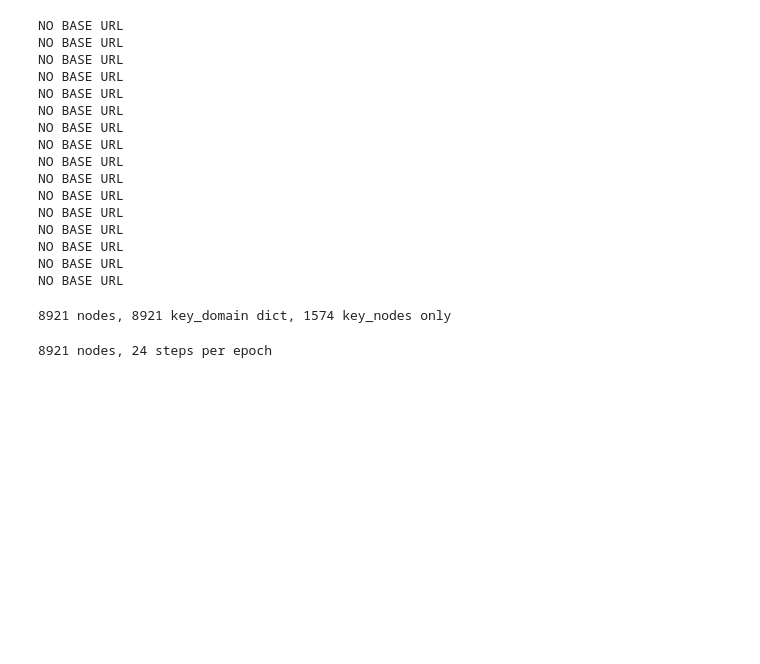
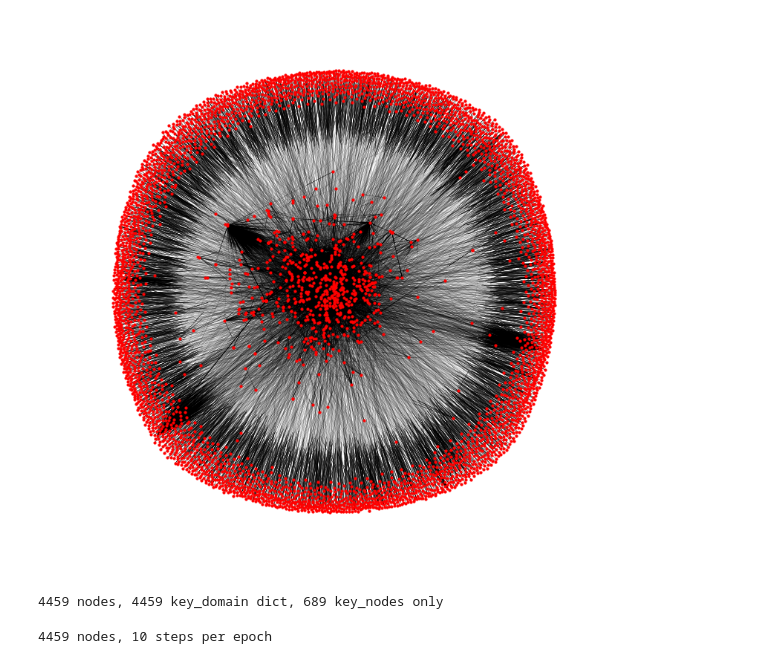
Before and after one commit to kuhanw/link_embedding, a Jupyter notebook: graph_embedding.ipynb, the cells around one changed output. Saved outputs shown, nothing was run; the diff lists cells and outputs as text; code cells hidden in the pictures; blank space fills up the shorter version.

Commit message:
changed domain definitions

```diff
--- a/graph_embedding.ipynb
+++ b/graph_embedding.ipynb
@@ -2,6 +2,7 @@
 import pickle
 import math
 import random
+import tldextract
 
 import networkx as nx
 import numpy as np
@@ -9,8 +10,6 @@ import matplotlib.pyplot as plt
 import seaborn as sns
 import tensorflow as tf
 import datetime as dt
-
-from web_crawler import grabDomainRoot
 
 '''
 randomWalk(graph, initial_node, step, max_step, path)
@@ -82,6 +81,6 @@ def generateBatch(batch_size, num_context_per_label, context_window, target, ste
 
     return batch
 
-black_list = ['@', ':/']
+black_list = ['@', ':///']
 # %%
 graph_file = pickle.load(open('crawler_results/graph_calls_620000_stack_test.pkl', 'rb'))
@@ -88,18 +91,26 @@ graph_file = pickle.load(open('crawler_results/graph_calls_620000_stack_test.pkl
 # %%
 #Create a graph out of the connections
+domain_graph = True
 nodes_only = []
 web_graph = nx.DiGraph()
 #web_graph = nx.Graph()
 for node in graph_file.keys():
-    domain_node = grabDomainRoot(node)
+    if domain_graph:
+        domain_node = tldextract.extract(node)
+        domain_node = domain_node.domain
+    else:
+        domain_node = node
+
     domain_node = domain_node.lower()
-    #if domain_node == 'offers.usatoday.com':
-    #    break
-    #    print (domain_node)
+
     for idx in range(0, len(graph_file[node]), 3):
         key = graph_file[node][idx]
 
-        domain_key = grabDomainRoot(key)
+        if domain_graph:
+            domain_key = tldextract.extract(key)
+            domain_key = domain_key.domain
+        else:
+            domain_key = key
 
         if domain_node == domain_key:
             continue
@@ -114,20 +125,3 @@ for node in graph_file.keys():
 
         web_graph.add_edge(domain_node, domain_key)
         nodes_only.append(domain_node)
-# %% [output]
-NO BASE URL
-NO BASE URL
-NO BASE URL
-NO BASE URL
-NO BASE URL
-NO BASE URL
-NO BASE URL
-NO BASE URL
-NO BASE URL
-NO BASE URL
-NO BASE URL
-NO BASE URL
-NO BASE URL
-NO BASE URL
-NO BASE URL
-NO BASE URL
@@ -161,9 +167,16 @@ plt.savefig('nytimes_root_graph_directed.png')
+# %%
+plt.figure(figsize=(10, 10))
+nx.draw(web_graph, node_size=10, pos=nx.spring_layout(web_graph), width=0.1)#, with_labels=True)
+plt.savefig('nytimes_root_graph_directed_domain_only_force_layout.png')
+plt.show()
+# %% [output]
+[figure, added]
 # %%
 #Sanity check
 #print('%d nodes, %d dict terms, %d key_domain dict' % (len(list_of_nodes), len(vocab_dict), len(key_domain_dict)))
 print('%d nodes, %d key_domain dict, %d key_nodes only' % (len(list_of_nodes), len(domain_inv_map), len(nodes_only)))
 # %% [output]
-8921 nodes, 8921 key_domain dict, 1574 key_nodes only
+4459 nodes, 4459 key_domain dict, 689 key_nodes only
 # %%
 max_step = 2# Window size and max_step must be connected
 
@@ -184,7 +197,7 @@ n_epochs = 80000 #This controls the number of walks from each node
 # %%
 print ('%d nodes, %d steps per epoch' % (vocabulary_size, num_steps))
 # %% [output]
-8921 nodes, 24 steps per epoch
+4459 nodes, 10 steps per epoch
 # %%
 tf.reset_default_graph()
 graph = tf.Graph()
```
Also changed, not shown: parts of 13 cells of this notebook.
